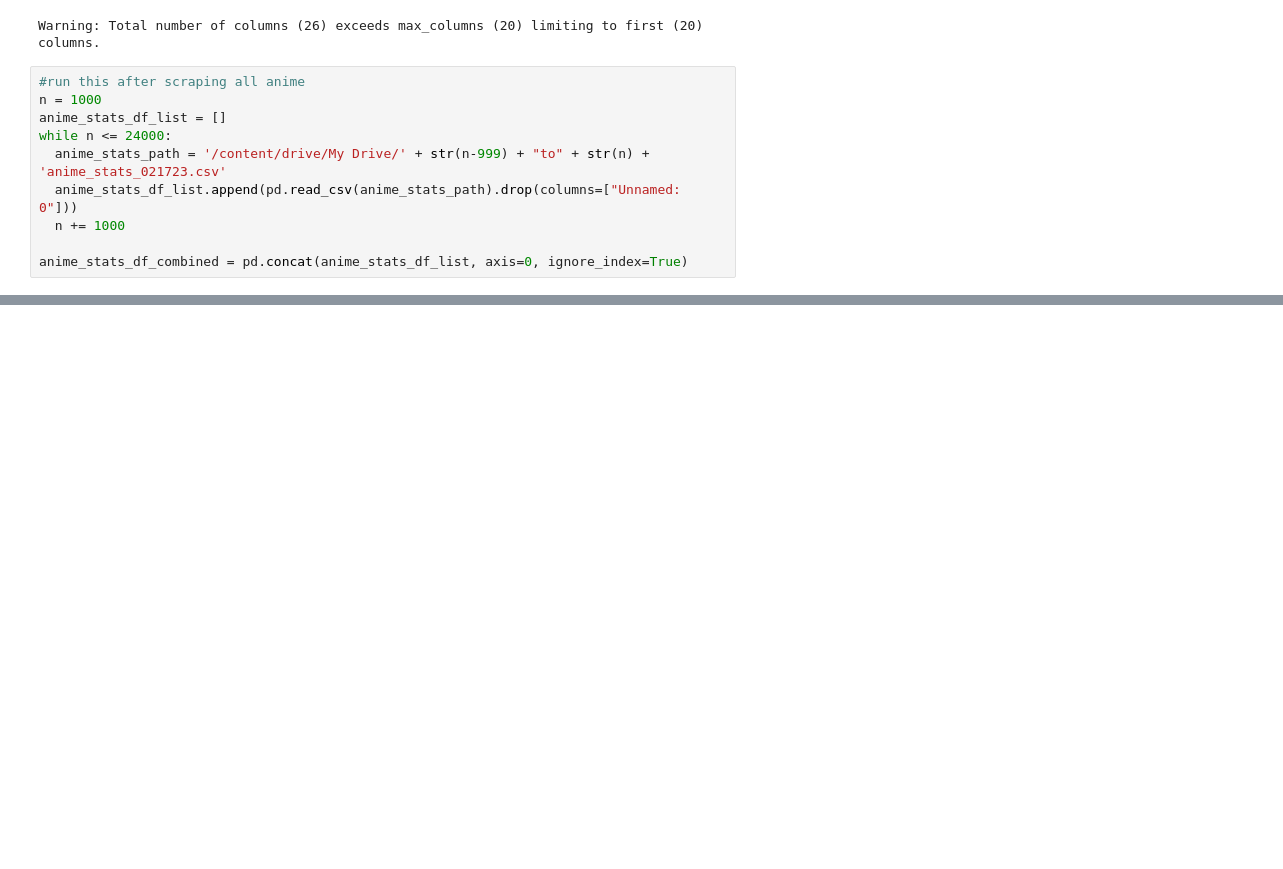
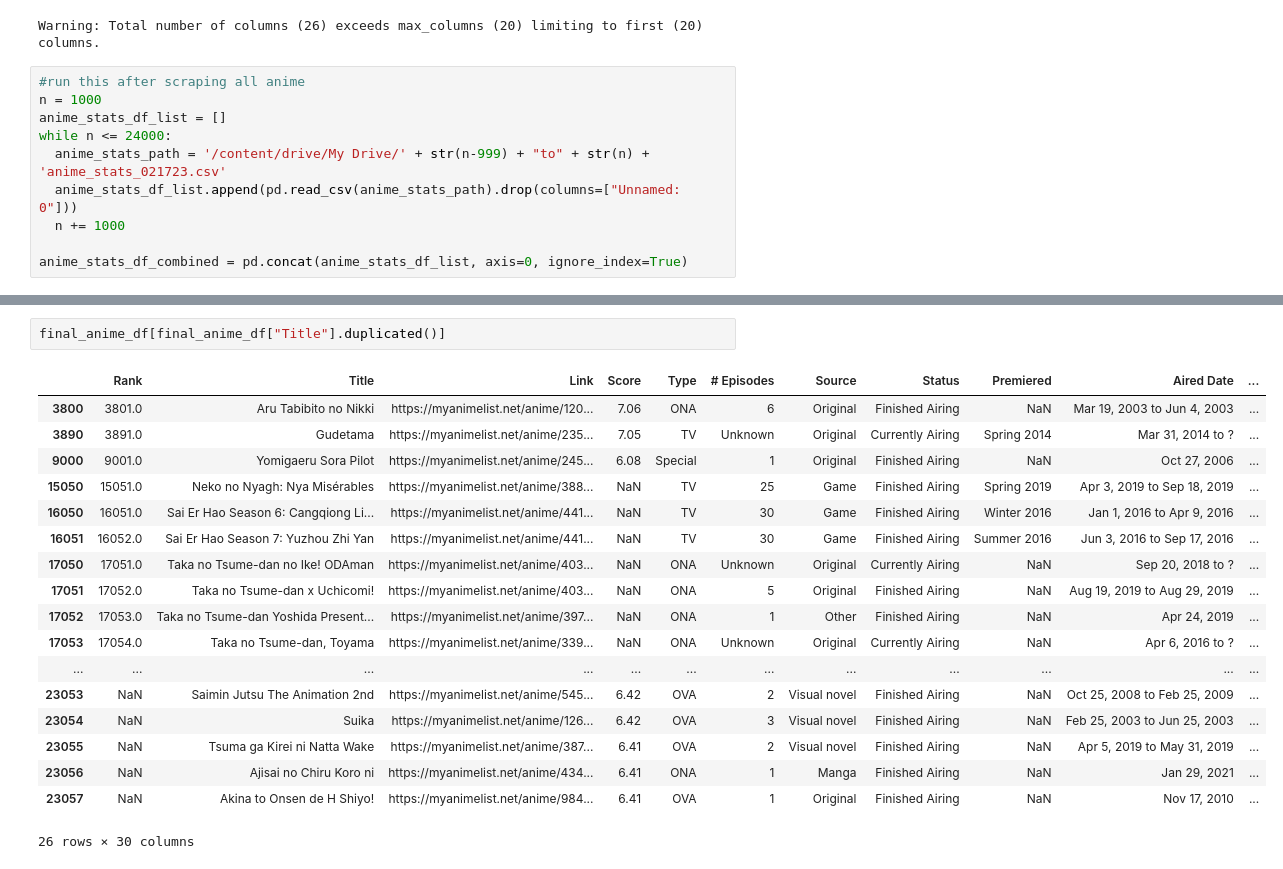
Before and after one commit to jeraldkim/DataScienceProjects, a Jupyter notebook: Scraping_Anime_from_myanimelist.ipynb, the cells around one changed output, grey strips where cells are left out. Drawn from its saved outputs; the diff is of its cells as text; blank space fills up the shorter version.

```diff
--- a/Scraping_Anime_from_myanimelist.ipynb
+++ b/Scraping_Anime_from_myanimelist.ipynb
@@ -376,0 +428,21 @@ anime_df.join(anime_stats_df_combined)
+# %%
+final_anime_df[final_anime_df["Title"].duplicated()]
+# %% [output]
+|  | Rank | Title | Link | Score | Type | # Episodes | Source | Status | Premiered | Aired Date | ... |
+| 3800 | 3801.0 | Aru Tabibito no Nikki | https://myanimelist.net/anime/120... | 7.06 | ONA | 6 | Original | Finished Airing | NaN | Mar 19, 2003 to Jun 4, 2003 | ... |
+| 3890 | 3891.0 | Gudetama | https://myanimelist.net/anime/235... | 7.05 | TV | Unknown | Original | Currently Airing | Spring 2014 | Mar 31, 2014 to ? | ... |
+| 9000 | 9001.0 | Yomigaeru Sora Pilot | https://myanimelist.net/anime/245... | 6.08 | Special | 1 | Original | Finished Airing | NaN | Oct 27, 2006 | ... |
+| 15050 | 15051.0 | Neko no Nyagh: Nya Misérables | https://myanimelist.net/anime/388... | NaN | TV | 25 | Game | Finished Airing | Spring 2019 | Apr 3, 2019 to Sep 18, 2019 | ... |
+| 16050 | 16051.0 | Sai Er Hao Season 6: Cangqiong Li... | https://myanimelist.net/anime/441... | NaN | TV | 30 | Game | Finished Airing | Winter 2016 | Jan 1, 2016 to Apr 9, 2016 | ... |
+| 16051 | 16052.0 | Sai Er Hao Season 7: Yuzhou Zhi Yan | https://myanimelist.net/anime/441... | NaN | TV | 30 | Game | Finished Airing | Summer 2016 | Jun 3, 2016 to Sep 17, 2016 | ... |
+| 17050 | 17051.0 | Taka no Tsume-dan no Ike! ODAman | https://myanimelist.net/anime/403... | NaN | ONA | Unknown | Original | Currently Airing | NaN | Sep 20, 2018 to ? | ... |
+| 17051 | 17052.0 | Taka no Tsume-dan x Uchicomi! | https://myanimelist.net/anime/403... | NaN | ONA | 5 | Original | Finished Airing | NaN | Aug 19, 2019 to Aug 29, 2019 | ... |
+| 17052 | 17053.0 | Taka no Tsume-dan Yoshida Present... | https://myanimelist.net/anime/397... | NaN | ONA | 1 | Other | Finished Airing | NaN | Apr 24, 2019 | ... |
+| 17053 | 17054.0 | Taka no Tsume-dan, Toyama | https://myanimelist.net/anime/339... | NaN | ONA | Unknown | Original | Currently Airing | NaN | Apr 6, 2016 to ? | ... |
+| ... | ... | ... | ... | ... | ... | ... | ... | ... | ... | ... | ... |
+| 23053 | NaN | Saimin Jutsu The Animation 2nd | https://myanimelist.net/anime/545... | 6.42 | OVA | 2 | Visual novel | Finished Airing | NaN | Oct 25, 2008 to Feb 25, 2009 | ... |
+| 23054 | NaN | Suika | https://myanimelist.net/anime/126... | 6.42 | OVA | 3 | Visual novel | Finished Airing | NaN | Feb 25, 2003 to Jun 25, 2003 | ... |
+| 23055 | NaN | Tsuma ga Kirei ni Natta Wake | https://myanimelist.net/anime/387... | 6.41 | OVA | 2 | Visual novel | Finished Airing | NaN | Apr 5, 2019 to May 31, 2019 | ... |
+| 23056 | NaN | Ajisai no Chiru Koro ni | https://myanimelist.net/anime/434... | 6.41 | ONA | 1 | Manga | Finished Airing | NaN | Jan 29, 2021 | ... |
+| 23057 | NaN | Akina to Onsen de H Shiyo! | https://myanimelist.net/anime/984... | 6.41 | OVA | 1 | Original | Finished Airing | NaN | Nov 17, 2010 | ... |
+26 rows × 30 columns
```
Also changed, not shown: parts of 16 cells of this notebook.
